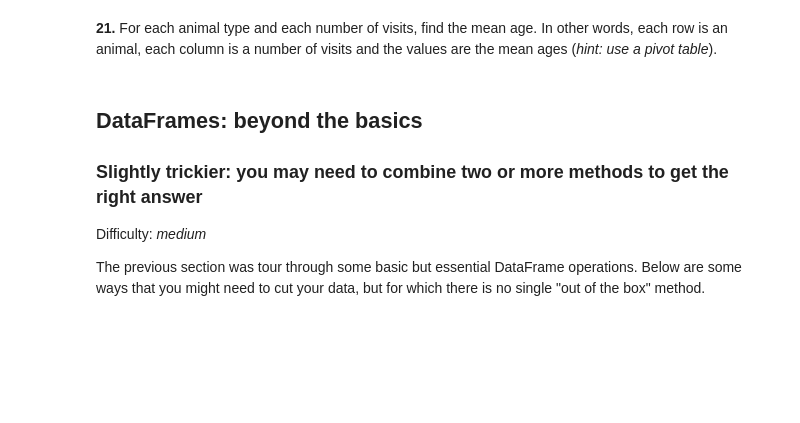
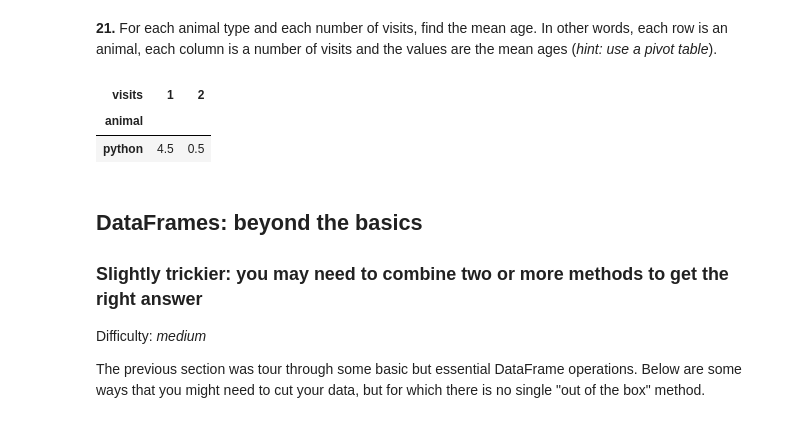
Before and after one commit to MeyiGi/tech-playground, a Jupyter notebook: 100-pandas-problems/100-pandas-puzzles.ipynb, the cells around one changed output. Cells and saved outputs as stored; diff of their text form; code cells hidden in the pictures; blank space fills up the shorter version.

```diff
--- a/100-pandas-problems/100-pandas-puzzles.ipynb
+++ b/100-pandas-problems/100-pandas-puzzles.ipynb
@@ -219,9 +242,19 @@ df.drop("k")
 # %% [markdown]
 **19.** The 'priority' column contains the values 'yes' and 'no'. Replace this column with a column of boolean values: 'yes' should be `True` and 'no' should be `False`.
+# %%
+df["priority"] = df["priority"].map({"yes" : True, "no": False})
 # %% [markdown]
 **20.** In the 'animal' column, change the 'snake' entries to 'python'.
+# %%
+df["animal"] = df["animal"].replace("snake", "python")
 # %% [markdown]
 **21.** For each animal type and each number of visits, find the mean age. In other words, each row is an animal, each column is a number of visits and the values are the mean ages (*hint: use a pivot table*).
+# %%
+df.pivot_table(index='animal', columns='visits', values='age', aggfunc='mean')
+# %% [output]
+| visits | 1 | 2 |
+| animal |  |  |
+| python | 4.5 | 0.5 |
 # %% [markdown]
 ## DataFrames: beyond the basics
 
```
Also changed, not shown: parts of 2 cells of this notebook, 1 other file.
